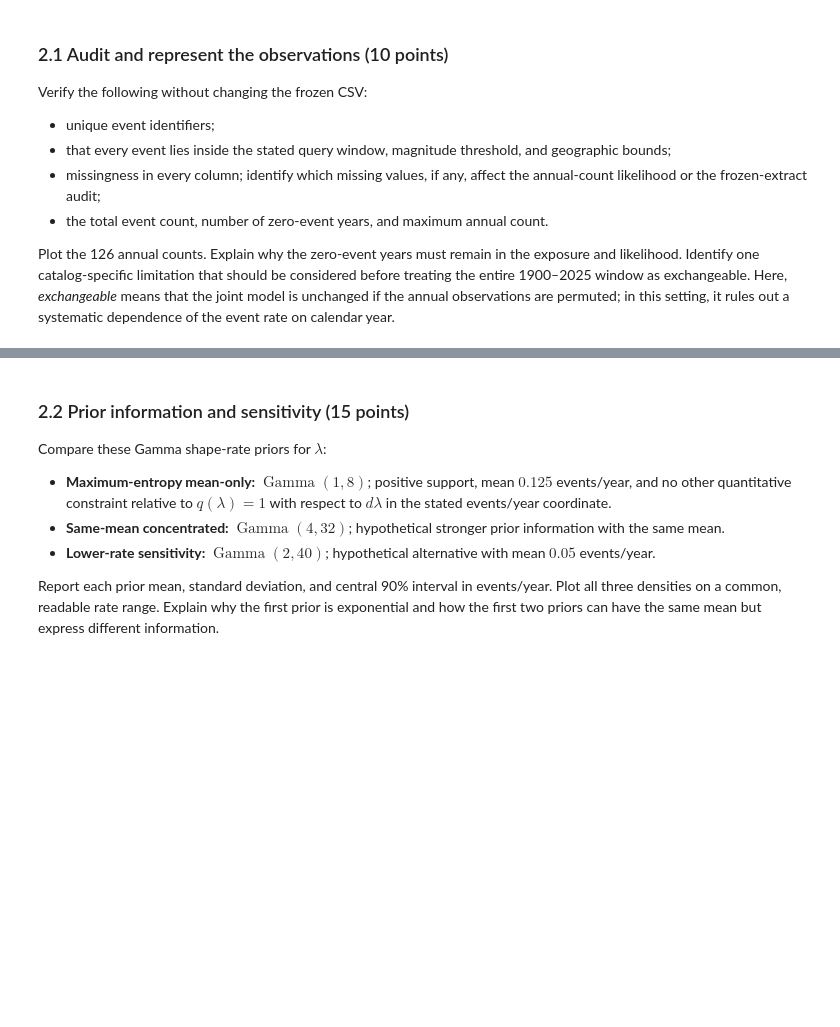
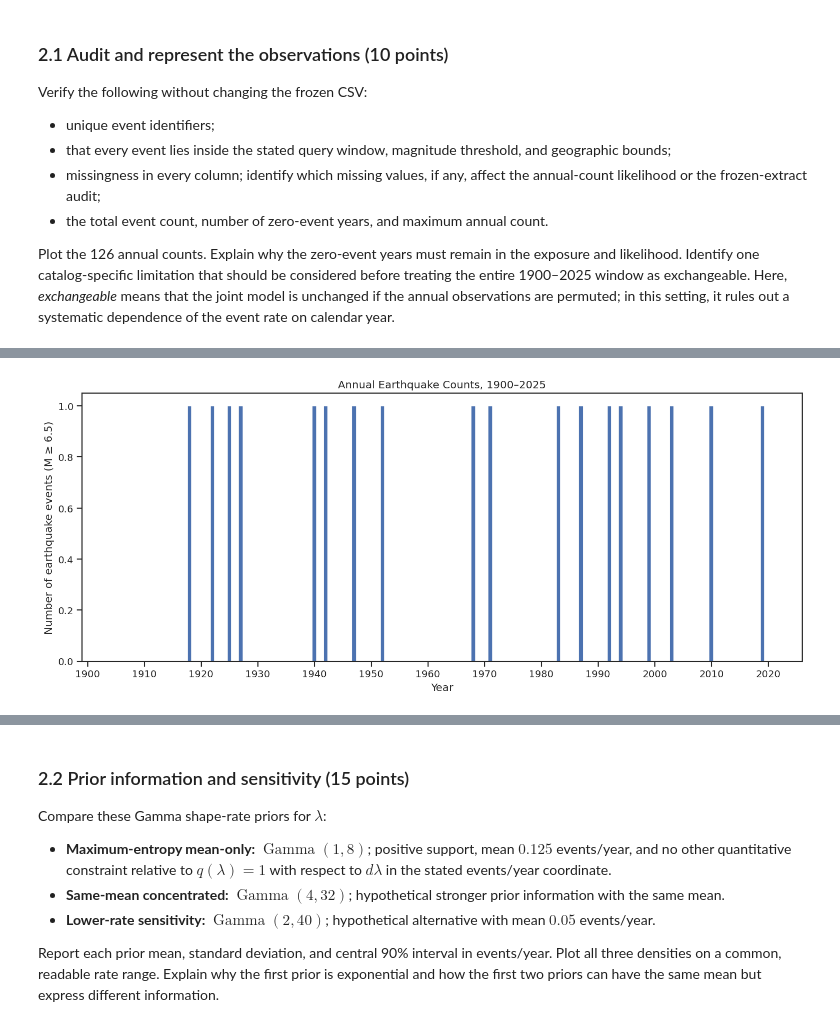
Before and after one commit to Harishteja/ML, a Jupyter notebook: lecturebook/homework/homework-03.ipynb, the cells around one changed output, grey strips where cells are left out. Drawn from its saved outputs; the diff is of its cells as text; code cells hidden in the pictures; blank space fills up the shorter version.

```diff
--- a/lecturebook/homework/homework-03.ipynb
+++ b/lecturebook/homework/homework-03.ipynb
@@ -1221,4 +1230,90 @@ exchangeable. Here, *exchangeable* means that the joint model is unchanged
 if the annual observations are permuted; in this setting, it rules out a
 systematic dependence of the event rate on calendar year.
 # %%
-# YOUR CODE HERE
+
+
+# ---------------------------------------------------------
+# 1. EVENT IDs
+# ---------------------------------------------------------
+print("===== EVENT ID =====")
+print("Total rows:", len(events))
+print("Missing IDs:", events["id"].isna().sum())
+print("Unique IDs:", events["id"].nunique())
+print("IDs unique:", events["id"].is_unique)
+print("Duplicate IDs:", events["id"].duplicated().sum())
+
+# ---------------------------------------------------------
+# 2. MISSING VALUES
+# ---------------------------------------------------------
+print("\n===== MISSING VALUES (per column) =====")
+print(events.isna().sum())
+
+print("\nMissing in columns used by the annual-count likelihood (time):",
+      events["time"].isna().sum())
+print("Missing in columns used by the frozen-extract audit "
+      "(id, time, mag, latitude, longitude):",
+      events[["id", "time", "mag", "latitude", "longitude"]].isna().sum().sum())
+print("Missing in columns used by neither (depth, place):",
+      events[["depth", "place"]].isna().sum().sum())
+
+rows_with_na = events[events.isna().any(axis=1)]
+print(f"\nRows with at least one missing value: {len(rows_with_na)}")
+print(rows_with_na[["id", "time", "mag", "depth", "place"]].to_string())
+
+# ---------------------------------------------------------
+# 3. QUERY FILTERS (NaN counted as a violation in every check)
+# ---------------------------------------------------------
+print("\n===== QUERY FILTERS =====")
+start_time = pd.Timestamp("1900-01-01", tz="UTC")
+end_time = pd.Timestamp("2025-12-31 23:59:59.999999999", tz="UTC")
+
+print("Magnitude < 6.5 (or missing):",
+      (~(events["mag"] >= 6.5)).sum())
+print("Latitude outside [32, 37]:",
+      (~events["latitude"].between(32, 37)).sum())
+print("Longitude outside [-122, -114]:",
+      (~events["longitude"].between(-122, -114)).sum())
+print("Time outside [1900-01-01, 2025-12-31]:",
+      (~events["time"].between(start_time, end_time)).sum())
+
+print("\nObserved ranges:")
+print("  time :", events["time"].min(), "to", events["time"].max())
+print("  mag  :", events["mag"].min(), "to", events["mag"].max())
+print("  lat  :", events["latitude"].min(), "to", events["latitude"].max())
+print("  lon  :", events["longitude"].min(), "to", events["longitude"].max())
+
+# ---------------------------------------------------------
+# 4. ANNUAL COUNTS
+# ---------------------------------------------------------
+print("\n===== ANNUAL COUNTS =====")
+print("Total events (sum of annual counts):", annual_counts.sum())
+print("Consistent with number of rows:", annual_counts.sum() == len(events))
+print("Zero-event years:", (annual_counts == 0).sum())
+print("Years with at least one event:", (annual_counts > 0).sum())
+print("Maximum annual count:", annual_counts.max())
+print("Year(s) of maximum:", YEARS[annual_counts == annual_counts.max()].tolist())
+print("Mean annual count:", round(annual_counts.mean(), 4))
+
+# ---------------------------------------------------------
+# 5. EXPOSURE
+# ---------------------------------------------------------
+print("\n===== EXPOSURE =====")
+print("Number of years:", len(YEARS))
+print("Total exposure:", EXPOSURE_YEARS, "years")
+
+# ---------------------------------------------------------
+# 6. PLOT
+# ---------------------------------------------------------
+plt.figure(figsize=(12, 5))
+plt.bar(YEARS, annual_counts)
+#plt.axhline(annual_counts.mean(), color="red", linestyle="--",
+#            label=f"Mean = {annual_counts.mean():.3f} events/yr")
+plt.xlabel("Year")
+plt.ylabel("Number of earthquake events (M ≥ 6.5)")
+plt.title("Annual Earthquake Counts, 1900–2025")
+plt.xlim(1899, 2026)
+plt.xticks(np.arange(1900, 2026, 10))
+#plt.legend()
+#plt.tight_layout()
+plt.show()
+# %% [output]
@@ -1225 +1337,2 @@ systematic dependence of the event rate on calendar year.
+[figure, added]
 # %% [markdown]
```
Also changed, not shown: parts of 9 cells of this notebook.
